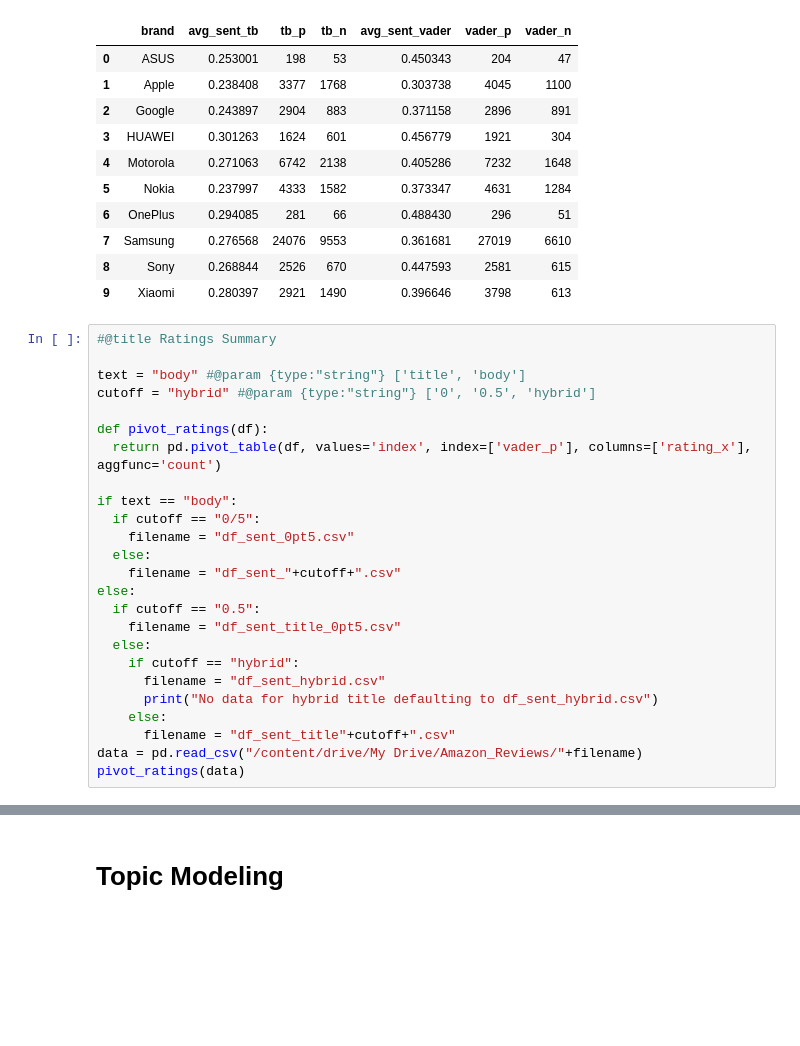
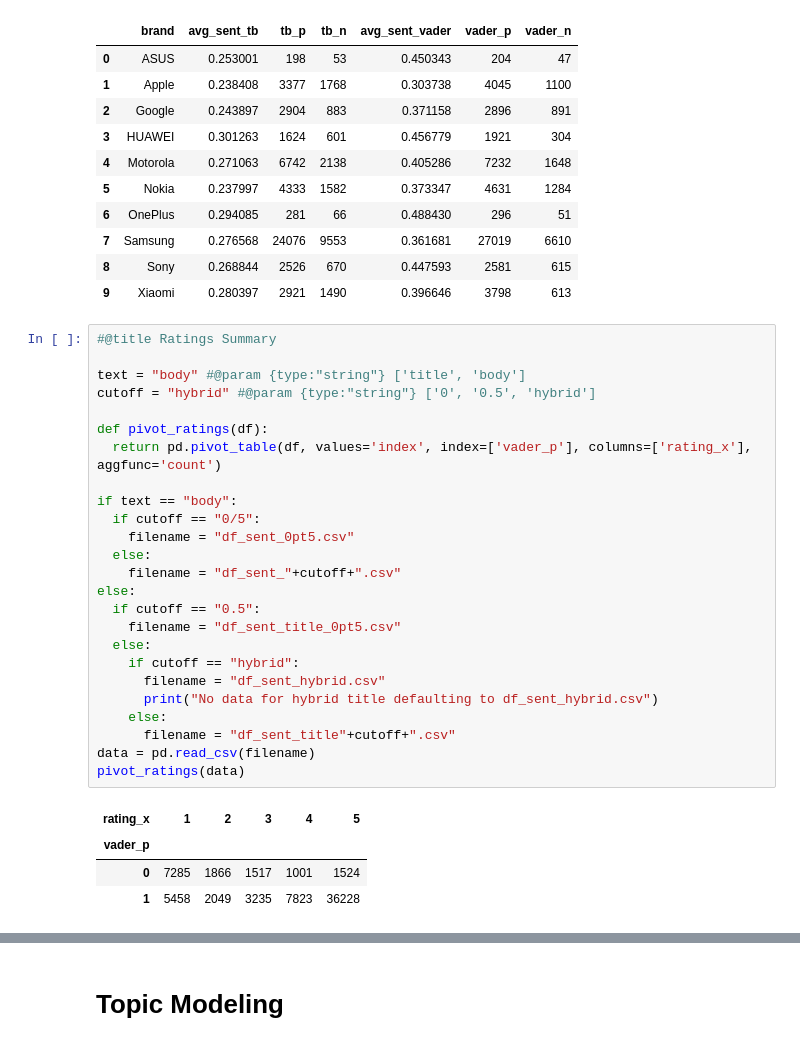
Before and after one commit to Vish4github/News-Category-Classification-using-Transfer-Learning, a Jupyter notebook: Final_Project_Phone_Reviews.ipynb, the cells around one changed output, grey strips where cells are left out. Cells and saved outputs as stored; diff of their text form; blank space fills up the shorter version.

```diff
--- a/Final_Project_Phone_Reviews.ipynb
+++ b/Final_Project_Phone_Reviews.ipynb
@@ -514,28 +524,33 @@ review_sentiment
 # %%
 #@title Ratings Summary
 
 text = "body" #@param {type:"string"} ['title', 'body']
 cutoff = "hybrid" #@param {type:"string"} ['0', '0.5', 'hybrid']
 
 def pivot_ratings(df):
   return pd.pivot_table(df, values='index', index=['vader_p'], columns=['rating_x'], aggfunc='count')
 
 if text == "body":
   if cutoff == "0/5":
     filename = "df_sent_0pt5.csv"
   else:
     filename = "df_sent_"+cutoff+".csv"
 else:
   if cutoff == "0.5":
     filename = "df_sent_title_0pt5.csv"
   else:
     if cutoff == "hybrid":
       filename = "df_sent_hybrid.csv"
       print("No data for hybrid title defaulting to df_sent_hybrid.csv")
     else:
       filename = "df_sent_title"+cutoff+".csv"
-data = pd.read_csv("/content/drive/My Drive/Amazon_Reviews/"+filename)
+data = pd.read_csv(filename)
 pivot_ratings(data)
+# %% [output]
+| rating_x | 1 | 2 | 3 | 4 | 5 |
+| vader_p |  |  |  |  |  |
+| 0 | 7285 | 1866 | 1517 | 1001 | 1524 |
+| 1 | 5458 | 2049 | 3235 | 7823 | 36228 |
 # %%
 #@title Classification tables
 sentiment = "negative" #@param {type:"string"} ['positive', 'negative']
```
Also changed, not shown: parts of 11 cells of this notebook.
